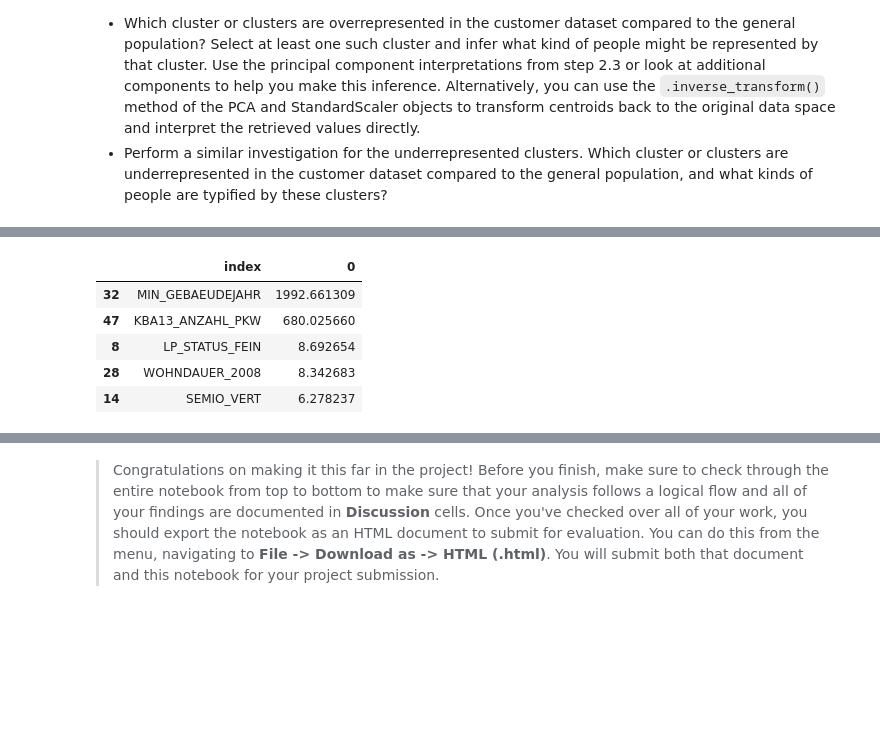
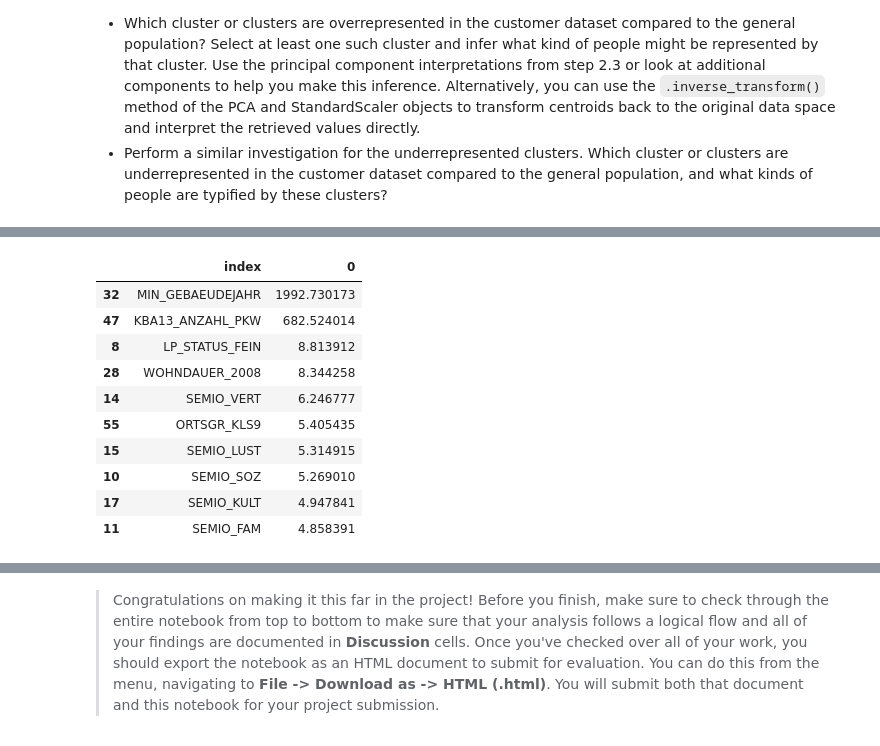
Before and after one commit to GaryLBentley/identify_customer_segments, a Jupyter notebook: Identify_Customer_Segments.ipynb, the cells around one changed output, grey strips where cells are left out. Drawn from its saved outputs; the diff is of its cells as text; code cells hidden in the pictures; blank space fills up the shorter version.

Commit message:
done with clustering

```diff
--- a/Identify_Customer_Segments.ipynb
+++ b/Identify_Customer_Segments.ipynb
@@ -1044,17 +1044,22 @@ plt.show();
 # %%
 # What kinds of people are part of a cluster that is overrepresented in the
 # customer data compared to the general population
 
-cluster_stats = pd.DataFrame([pd.Series(scaler.inverse_transform(pca.inverse_transform(k_means.cluster_centers_[10])), index=less_five_encoded.columns)]).transpose()
+cluster_stats = pd.DataFrame([pd.Series(scaler.inverse_transform(pca.inverse_transform(k_means.cluster_centers_[7])), index=less_five_encoded.columns)]).transpose()
 cluster_stats.reset_index(inplace=True)
-cluster_stats.sort_values(by=0, ascending=False).head(5)
+cluster_stats.sort_values(by=0, ascending=False).head(10)
 # %% [output]
 |  | index | 0 |
-| 32 | MIN_GEBAEUDEJAHR | 1992.661309 |
-| 47 | KBA13_ANZAHL_PKW | 680.025660 |
-| 8 | LP_STATUS_FEIN | 8.692654 |
-| 28 | WOHNDAUER_2008 | 8.342683 |
-| 14 | SEMIO_VERT | 6.278237 |
+| 32 | MIN_GEBAEUDEJAHR | 1992.730173 |
+| 47 | KBA13_ANZAHL_PKW | 682.524014 |
+| 8 | LP_STATUS_FEIN | 8.813912 |
+| 28 | WOHNDAUER_2008 | 8.344258 |
+| 14 | SEMIO_VERT | 6.246777 |
+| 55 | ORTSGR_KLS9 | 5.405435 |
+| 15 | SEMIO_LUST | 5.314915 |
+| 10 | SEMIO_SOZ | 5.269010 |
+| 17 | SEMIO_KULT | 4.947841 |
+| 11 | SEMIO_FAM | 4.858391 |
 # %%
 # What kinds of people are part of a cluster that is underrepresented in the
 # customer data compared to the general population?
```
Also changed, not shown: parts of 7 cells of this notebook.
